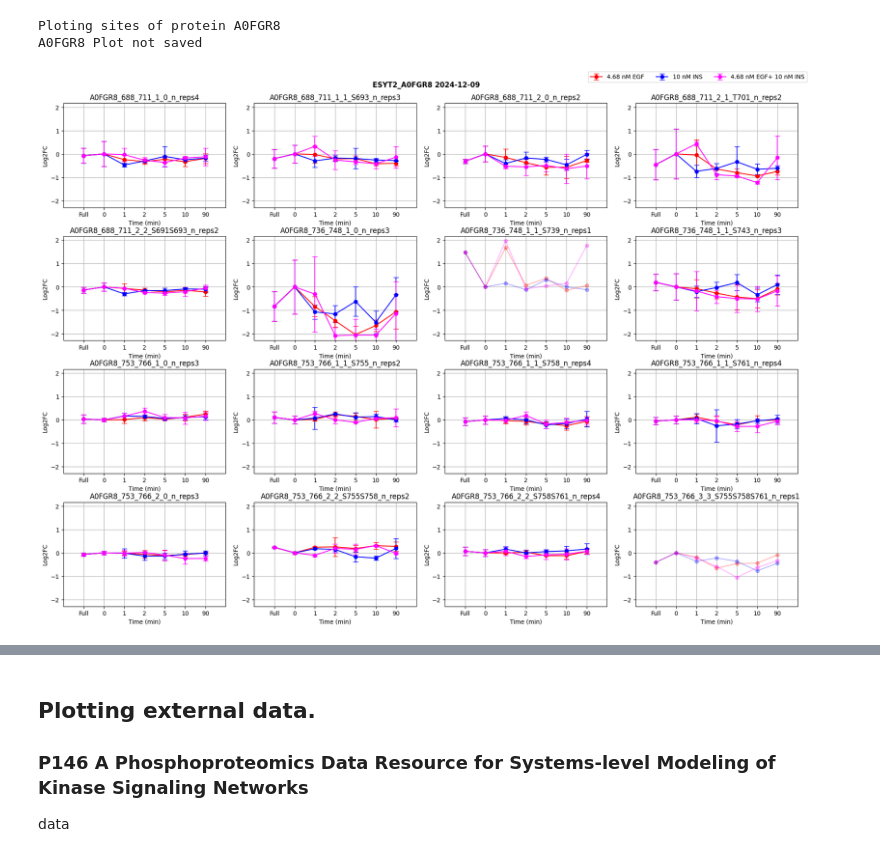
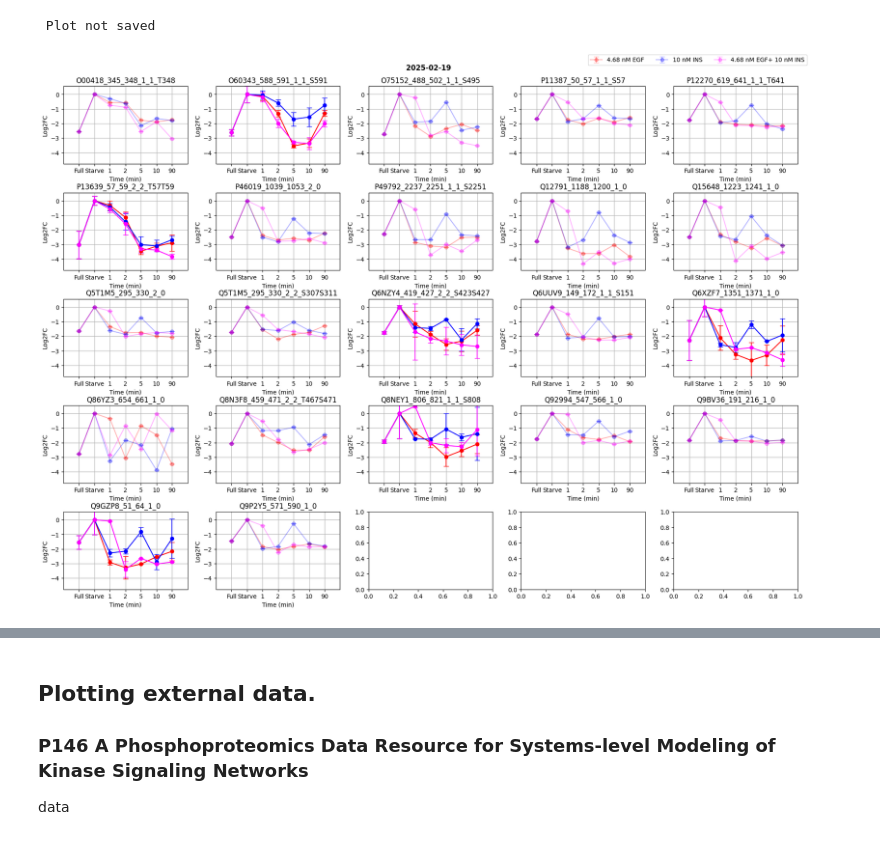
Before and after one commit to IgnacioNavas/TMT_Data_analysis, a Jupyter notebook: Plotting_data.ipynb, the cells around one changed output, grey strips where cells are left out. Saved outputs shown, nothing was run; the diff lists cells and outputs as text; code cells hidden in the pictures.

```diff
--- a/Plotting_data.ipynb
+++ b/Plotting_data.ipynb
@@ -412,25 +132,12 @@ temporal regulation of EGF signaling networks by the scaffold protein Shc1: ["Q1
 # %%
 warnings.filterwarnings('ignore')
+df = pd.read_excel("Experiment/1_hTERT_HME1/Results/tslearn_Clusters/25_clusters/1_hTERT_HME1_Full_dataset_25_clusters.xlsx")
 
-plot_protein_phosphosites_together(df= data_frame, proteins= ["A0FGR8"], #A0FGR8
-                                   legend = ['4.68 nM EGF', '10 nM INS', '4.68 nM EGF+ 10 nM INS'],
-                                   path= path,
-                                   saving_path = "Results/Interesting_proteins",
-                                   saving_info = "_Log2_FC_handmade_from_FGCZ", save_pdf = False,
-                                   save_png = False, plot_close = False, fit_y_lims = False)
-
-# plot_protein_phosphosites_individually(df= data_frame, proteins= ["HNRNPCL1"],
-#                                        legend = ['4.68 nM EGF', '10 nM INS', '4.68 nM EGF+ 10 nM INS'],
-#                                        path= path,
-#                                        saving_path = "Results/Interesting_proteins",
-#                                        saving_info = "_Log2_FC_handmade_from_FGCZ", save_pdf = True,
-#                                        save_png = False, plot_close = False, fit_y_lims = True)
-
-# plot_dataset_phosphosites_together(df=data_frame , legend = ['4.68 nM EGF', '10 nM INS', '4.68 nM EGF+ 10 nM INS'],
-#                                    path= "Experiment/1_hTERT_HME1/Data/Processed/full_starve_continuous_FC_nrep_SD.xlsx", saving_path = "Results/Sub_datasets",
-#                                    dataset_folder = "Testing", dataset_name = "Testing",
-#                                    saving_info = "", save_pdf = False, save_png = False, plot_close = True, fit_y_lims = False)
+plot_dataset_phosphosites(df=df, cluster = "3",
+                          legend = ['4.68 nM EGF', '10 nM INS', '4.68 nM EGF+ 10 nM INS'], x_axis=['Full', 'Starve', '1', '2', '5', '10', '90'], color_palette = ['r', 'b', 'fuchsia'],
+                          saving_path = "Experiment/1_hTERT_HME1/Results/Clusters/Cluster7", dataset_name= "", saving_info="",
+                          plot_individually = False, fit_y_lims=False,  plot_close=False,
+                          save_pdf=False, save_png=False)
 # %% [output]
-Ploting sites of protein A0FGR8
-A0FGR8 Plot not saved
+ Plot not saved
-[figure, old version]
+[figure, new version]
```
Also changed, not shown: parts of 18 cells of this notebook, 13 other files.
